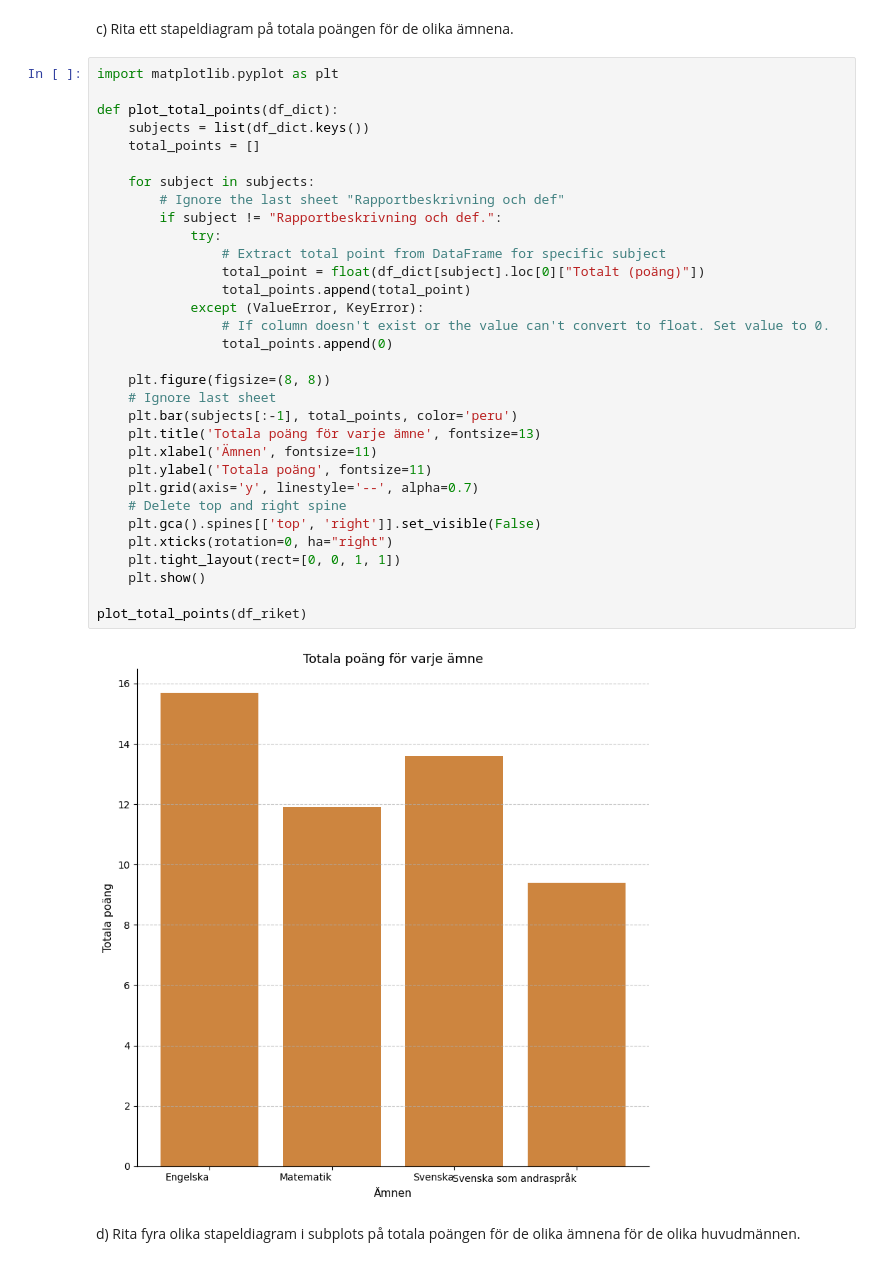
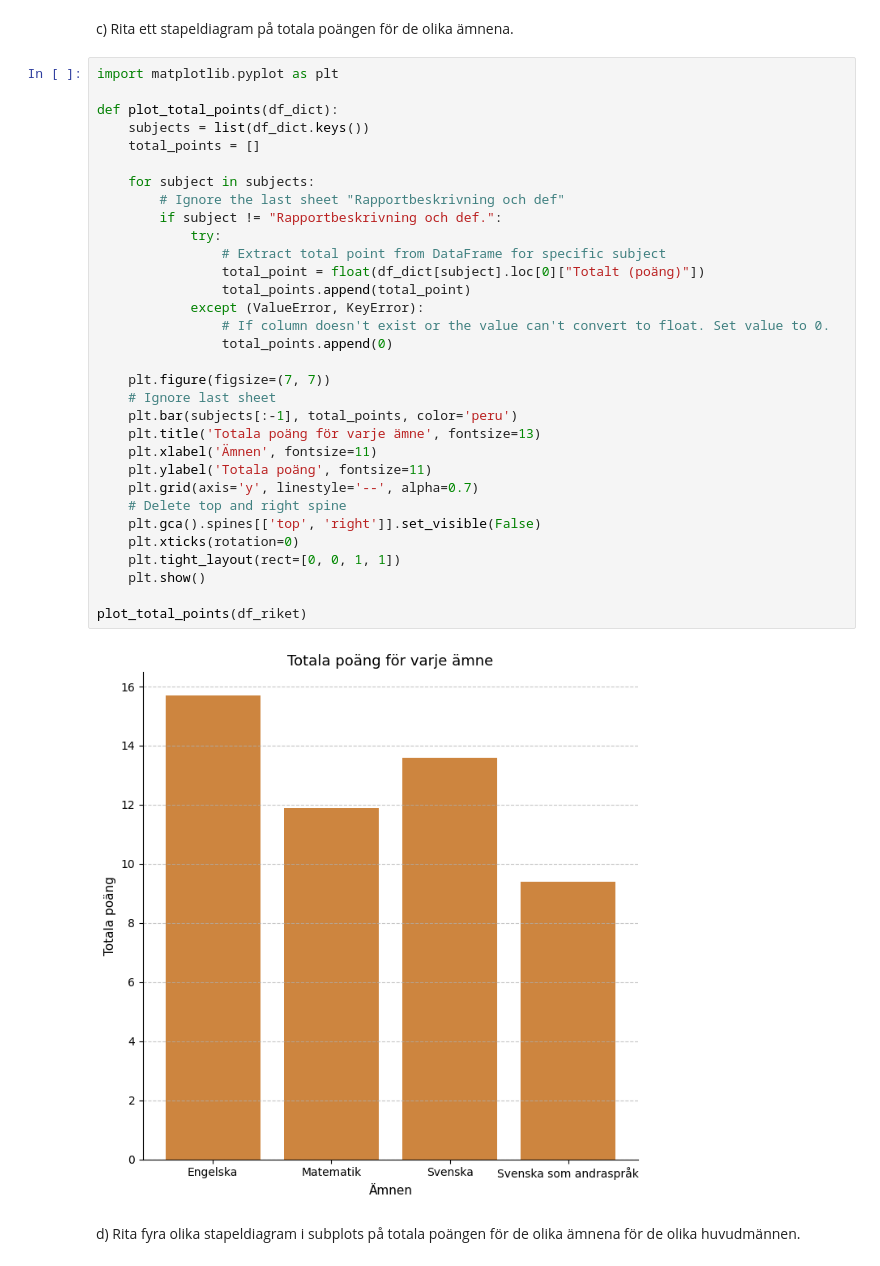
Before and after one commit to LouiseLuoto/Python-Louise-Luoto-OPA23, a Jupyter notebook: Laboration2/code.ipynb, the cells around one changed output. Drawn from its saved outputs; the diff is of its cells as text.

Commit message:
removed ha='right'

```diff
--- a/Laboration2/code.ipynb
+++ b/Laboration2/code.ipynb
@@ -57,36 +57,36 @@ c) Rita ett stapeldiagram på totala poängen för de olika ämnena.
 import matplotlib.pyplot as plt
 
 def plot_total_points(df_dict):
     subjects = list(df_dict.keys())
     total_points = []
 
     for subject in subjects:
         # Ignore the last sheet "Rapportbeskrivning och def"
         if subject != "Rapportbeskrivning och def.":
             try:
                 # Extract total point from DataFrame for specific subject
                 total_point = float(df_dict[subject].loc[0]["Totalt (poäng)"])
                 total_points.append(total_point)
             except (ValueError, KeyError):
                 # If column doesn't exist or the value can't convert to float. Set value to 0.
                 total_points.append(0)
 
-    plt.figure(figsize=(8, 8))
+    plt.figure(figsize=(7, 7))
     # Ignore last sheet
     plt.bar(subjects[:-1], total_points, color='peru')
     plt.title('Totala poäng för varje ämne', fontsize=13)
     plt.xlabel('Ämnen', fontsize=11)
     plt.ylabel('Totala poäng', fontsize=11)
     plt.grid(axis='y', linestyle='--', alpha=0.7)
     # Delete top and right spine
     plt.gca().spines[['top', 'right']].set_visible(False)
-    plt.xticks(rotation=0, ha="right")
+    plt.xticks(rotation=0)
     plt.tight_layout(rect=[0, 0, 1, 1])
     plt.show()
 
 plot_total_points(df_riket)
 # %% [output]
-[figure, old version]
+[figure, new version]
 # %% [markdown]
 d) Rita fyra olika stapeldiagram i subplots på totala poängen för de olika ämnena för de olika huvudmännen.
 # %%
```
